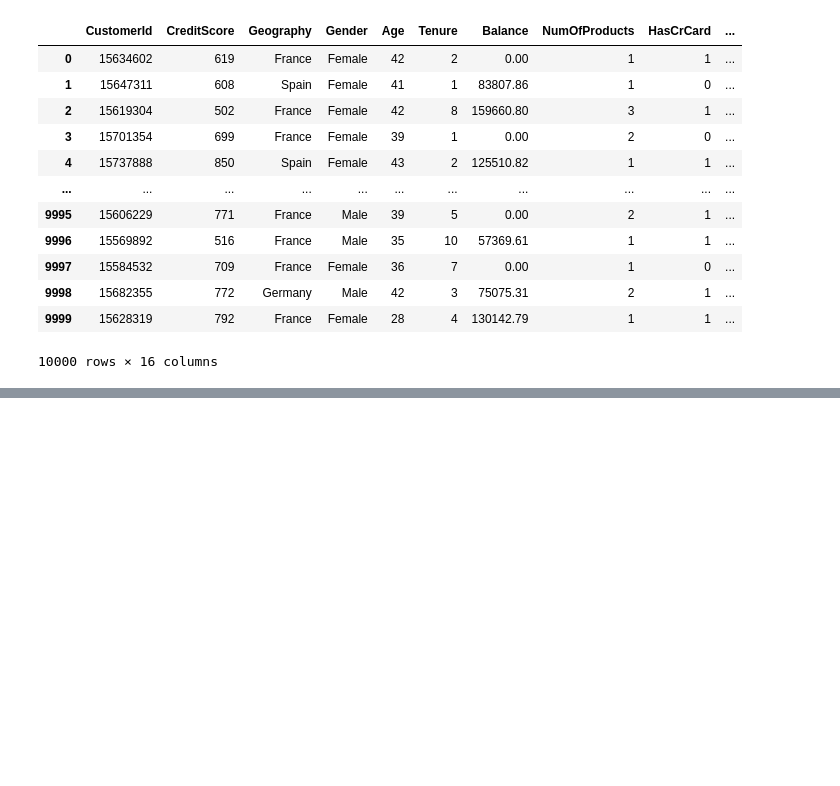
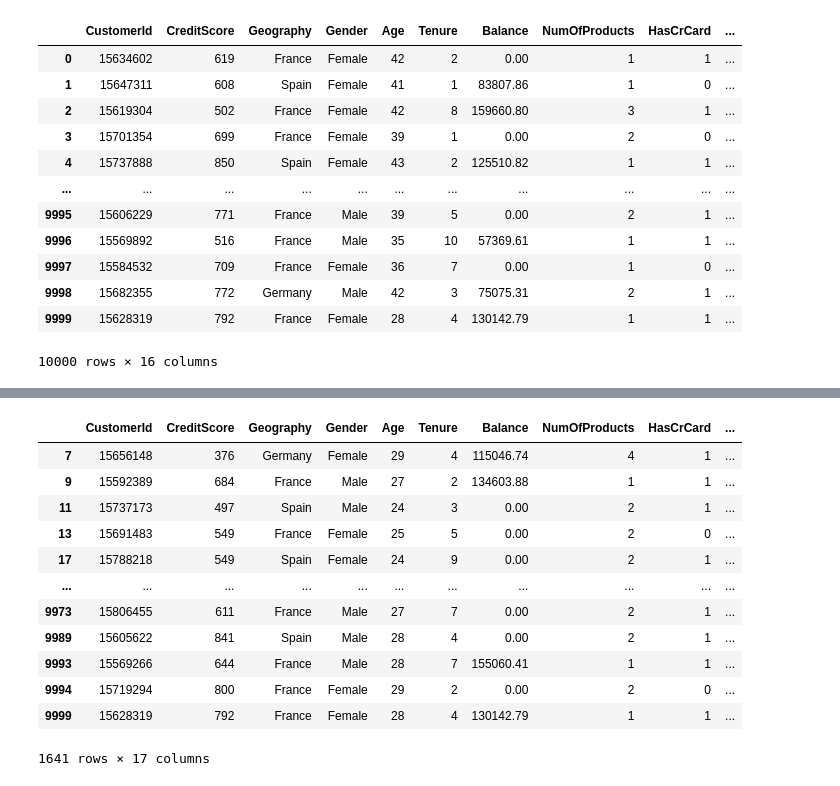
Before and after one commit to leandroclv/analista_dados_python_udemy, a Jupyter notebook: projeto_curso.ipynb, the cells around one changed output, grey strips where cells are left out. Saved outputs shown, nothing was run; the diff lists cells and outputs as text; code cells hidden in the pictures; blank space fills up the shorter version.

```diff
--- a/projeto_curso.ipynb
+++ b/projeto_curso.ipynb
@@ -278,0 +374,3 @@ df_churn
+# %%
+df_churn.loc[df_churn['Age']<30, 'Age_Category'] = 'Abaixo de 30 anos'
+df_churn
@@ -278,0 +391,16 @@ df_churn
+# %%
+df_churn.loc[df_churn['Age']<30]
+# %% [output]
+|  | CustomerId | CreditScore | Geography | Gender | Age | Tenure | Balance | NumOfProducts | HasCrCard | ... |
+| 7 | 15656148 | 376 | Germany | Female | 29 | 4 | 115046.74 | 4 | 1 | ... |
+| 9 | 15592389 | 684 | France | Male | 27 | 2 | 134603.88 | 1 | 1 | ... |
+| 11 | 15737173 | 497 | Spain | Male | 24 | 3 | 0.00 | 2 | 1 | ... |
+| 13 | 15691483 | 549 | France | Female | 25 | 5 | 0.00 | 2 | 0 | ... |
+| 17 | 15788218 | 549 | Spain | Female | 24 | 9 | 0.00 | 2 | 1 | ... |
+| ... | ... | ... | ... | ... | ... | ... | ... | ... | ... | ... |
+| 9973 | 15806455 | 611 | France | Male | 27 | 7 | 0.00 | 2 | 1 | ... |
+| 9989 | 15605622 | 841 | Spain | Male | 28 | 4 | 0.00 | 2 | 1 | ... |
+| 9993 | 15569266 | 644 | France | Male | 28 | 7 | 155060.41 | 1 | 1 | ... |
+| 9994 | 15719294 | 800 | France | Female | 29 | 2 | 0.00 | 2 | 0 | ... |
+| 9999 | 15628319 | 792 | France | Female | 28 | 4 | 130142.79 | 1 | 1 | ... |
+1641 rows × 17 columns
```
Also changed, not shown: parts of 12 cells of this notebook.
